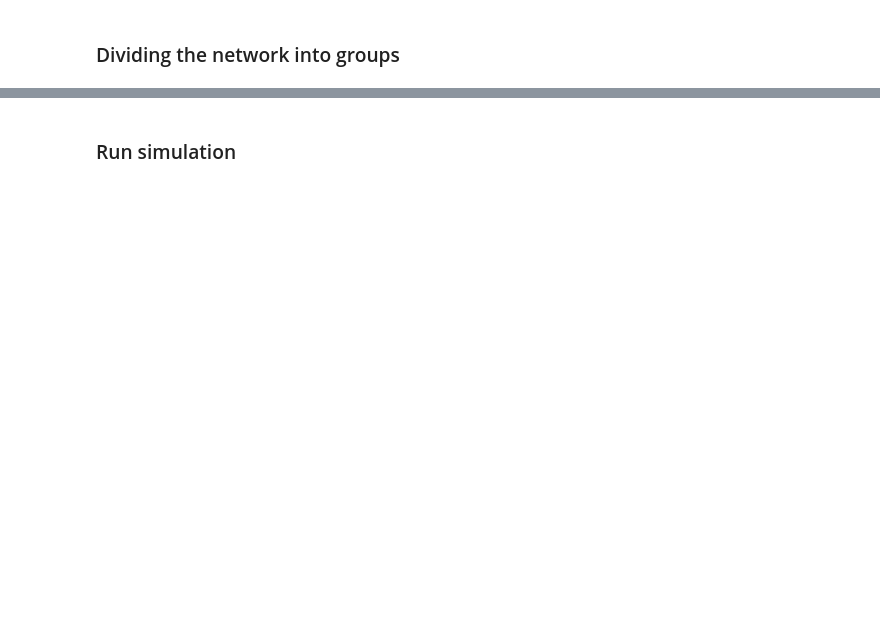
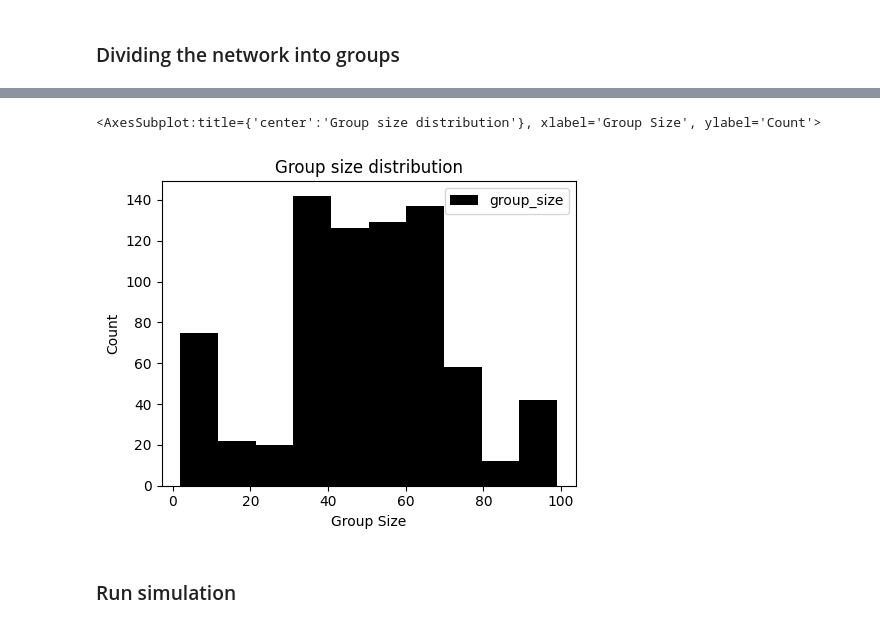
Before and after one commit to LouisWW/criminal_network_analysis, a Jupyter notebook: src/results/notebooks/Sim_mart_vaq_res.ipynb, the cells around one changed output, grey strips where cells are left out. Drawn from its saved outputs; the diff is of its cells as text; code cells hidden in the pictures; blank space fills up the shorter version.

```diff
--- a/src/results/notebooks/Sim_mart_vaq_res.ipynb
+++ b/src/results/notebooks/Sim_mart_vaq_res.ipynb
@@ -196,3 +198,24 @@ INFO:logger:Given the ratio param, 23            nodes are added, total = 118 no
+# %%
+# Get distribution of the groups
+
+group_size_data_collector = defaultdict(list)  # type: DefaultDict[str, List[Any]]
+group_size_data_collector["group_size"]
+for i in range(0, 100):
+    group_dict = simulators.select_multiple_communities(
+        simulators.network, radius=3, min_grp=5, max_grp=10
+    )
+    for k, v in group_dict.items():
+        group_size_data_collector["group_size"].append(len(v))
+plotter.plot_hist(
+    dict_data=group_size_data_collector,
+    data_to_plot=["group_size"],
+    xlabel="Group Size",
+    ylabel="Count",
+    title="Group size distribution",
+)
+# %% [output]
+<AxesSubplot:title={'center':'Group size distribution'}, xlabel='Group Size', ylabel='Count'>
+[figure, added]
 # %% [markdown]
 ### Run simulation
 # %%
```
Also changed, not shown: parts of 11 cells of this notebook, 2 other files.
